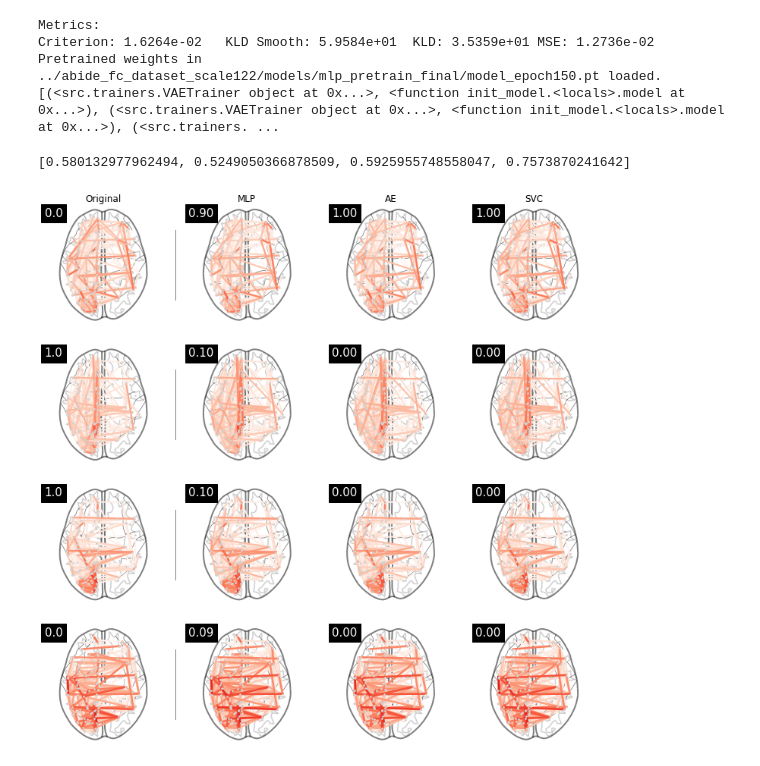
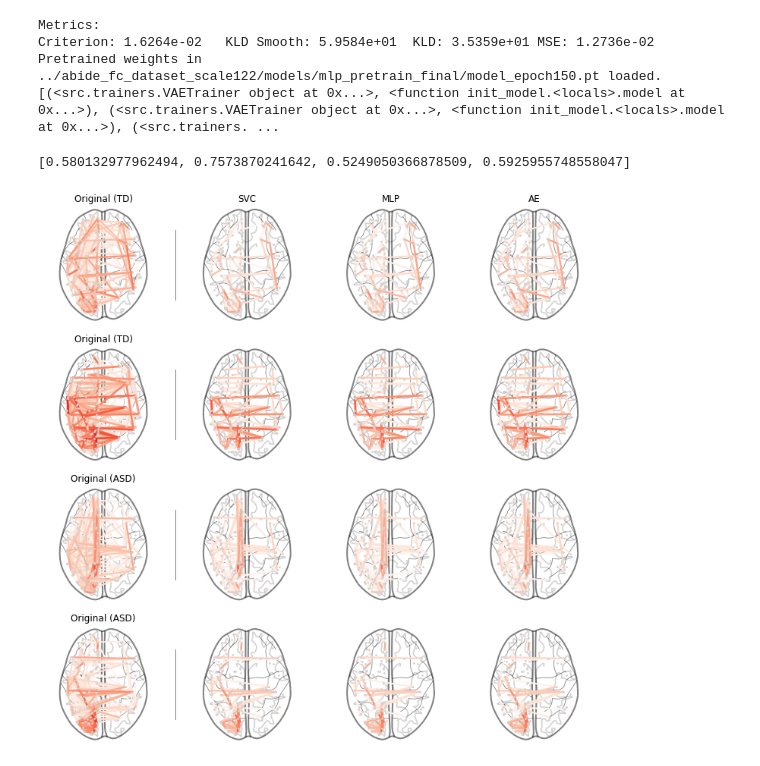
Before and after one commit to nverchev/FC_counterfactuals, a Jupyter notebook: viz.ipynb, the cells around one changed output. Saved outputs shown, nothing was run; the diff lists cells and outputs as text; code cells hidden in the pictures.

```diff
--- a/viz.ipynb
+++ b/viz.ipynb
@@ -117,7 +118,8 @@ plot_counterfactual(5, target_p=1 - 0.6)
 # %%
 def plot_connectome_small(ax, fc, title, th, max=None, cmap=None, **kwargs):
+  ax.set_title(title)
   nip.plot_connectome(
-    fc, node_coords=coords, axes=ax, title=title,
+    fc, node_coords=coords, axes=ax, title=None,
     node_color='lightgray',
     node_size=3,
     edge_threshold=th,
@@ -289,7 +291,7 @@ def plot_model_cfs(inds, models, save_as=None):
     ax[0, column].set_title(['Original', 'MLP', 'AE', 'SVC'][column])
 
   for row in range(len(inds)):
-    plot_connectome_small(ax[row, 0], origs[row], title=f'{np.round(1 - orig_labels[row].item())}', th=percentiles[row] - 0.1, cmap='Reds')
+    plot_connectome_small(ax[row, 0], origs[row], title=f'Original ({"TD" if orig_labels[row].item() > 0.5 else "ASD"})', th=percentiles[row] - 0.1, cmap='Reds')
     ax[row, 0].plot([1.1, 1.1], [0.2, 0.8], color='gray', lw=1, transform=ax[row, 0].transAxes, clip_on=False)
 
   for column in range(3):
@@ -299,13 +301,13 @@ def plot_model_cfs(inds, models, save_as=None):
       cf_fc, cf_prob = cfs[row]
       previous_column_fc = row_fcs[row - 1] if row > 0 else None
 
-      plot_connectome_small(ax[row, column + 1], cf_fc, title=f'{1 - cf_prob.item():.2f}', th=percentiles[row] - 0.1, cmap='Reds')
+      plot_connectome_small(ax[row, column + 1], cf_fc, title=f'{model_types[column].upper()}' if row == 0 else None, th=percentiles[row], cmap='Reds')
 
   if save_as is not None:
     fig.savefig(save_as, bbox_inches='tight', facecolor='white', dpi=150)
 # %%
-representative_inds = [12, 125, 112, 122]
-plot_model_cfs(inds=representative_inds, models=models)
+representative_inds = [12, 122, 125, 112]
+plot_model_cfs(inds=representative_inds, models=models, save_as='../plots/model_cfs.png')
 # %% [output]
-[0.580132977962494, 0.5249050366878509, 0.5925955748558047, 0.7573870241642]
+[0.580132977962494, 0.7573870241642, 0.5249050366878509, 0.5925955748558047]
-[figure, old version]
+[figure, new version]
```
Also changed, not shown: parts of 8 cells of this notebook, 1 other file.
